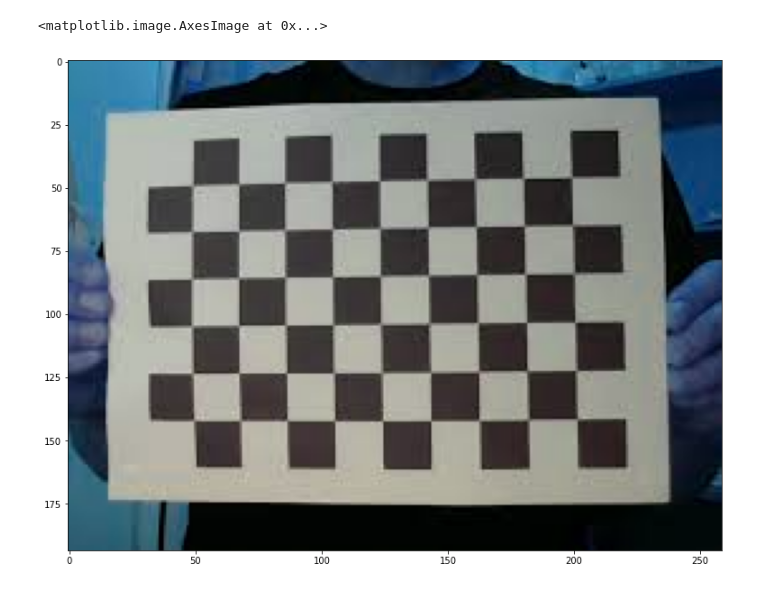
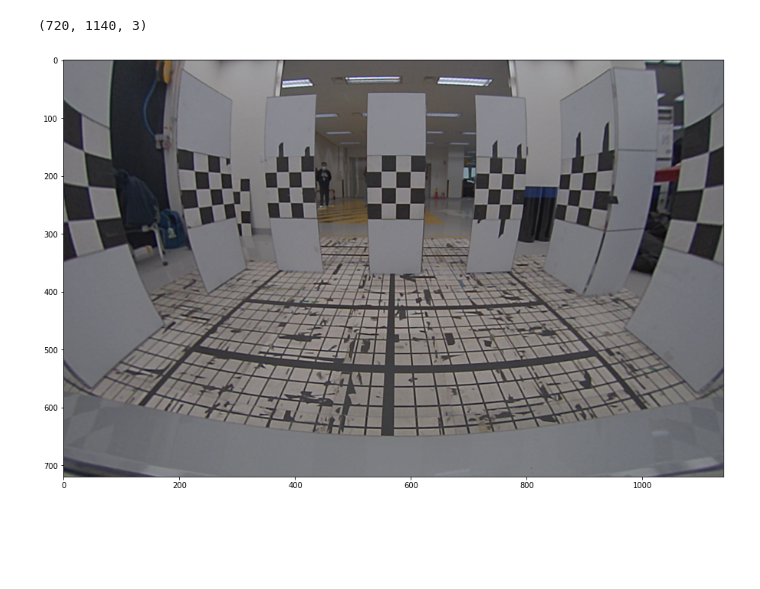
Before and after one commit to mckang6113875/AP_Test_OPEN, a Jupyter notebook: TEMP_Undistortion.ipynb, the cells around one changed output. Drawn from its saved outputs; the diff is of its cells as text; code cells hidden in the pictures; blank space fills up the shorter version.

```diff
--- a/TEMP_Undistortion.ipynb
+++ b/TEMP_Undistortion.ipynb
@@ -13,10 +13,16 @@ Resolving deltas: 100% (191/191), done.
 # %%
 import cv2
 import matplotlib.pyplot as plt
-img = cv2.imread('/content/AP_Test_OPEN/ChessBoard_3.jpg')
+#img = cv2.imread('/content/AP_Test_OPEN/ChessBoard_3.jpg')
+#img = cv2.imread('/content/AP_Test_OPEN/ViewMode_origin.bmp')
+img = cv2.imread('/content/AP_Test_OPEN/ViewMode_R.bmp')
+
+img2 = cv2.cvtColor(img, cv2.COLOR_BGR2RGB)
+
 fig = plt.figure(figsize=(25, 10))
-plt.imshow(img)
+plt.imshow(img2)
+print(img2.shape)
 # %% [output]
-<matplotlib.image.AxesImage at 0x...>
+(720, 1140, 3)
-[figure, old version]
+[figure, new version]
 # %%
```
Also changed, not shown: parts of 4 cells of this notebook.
